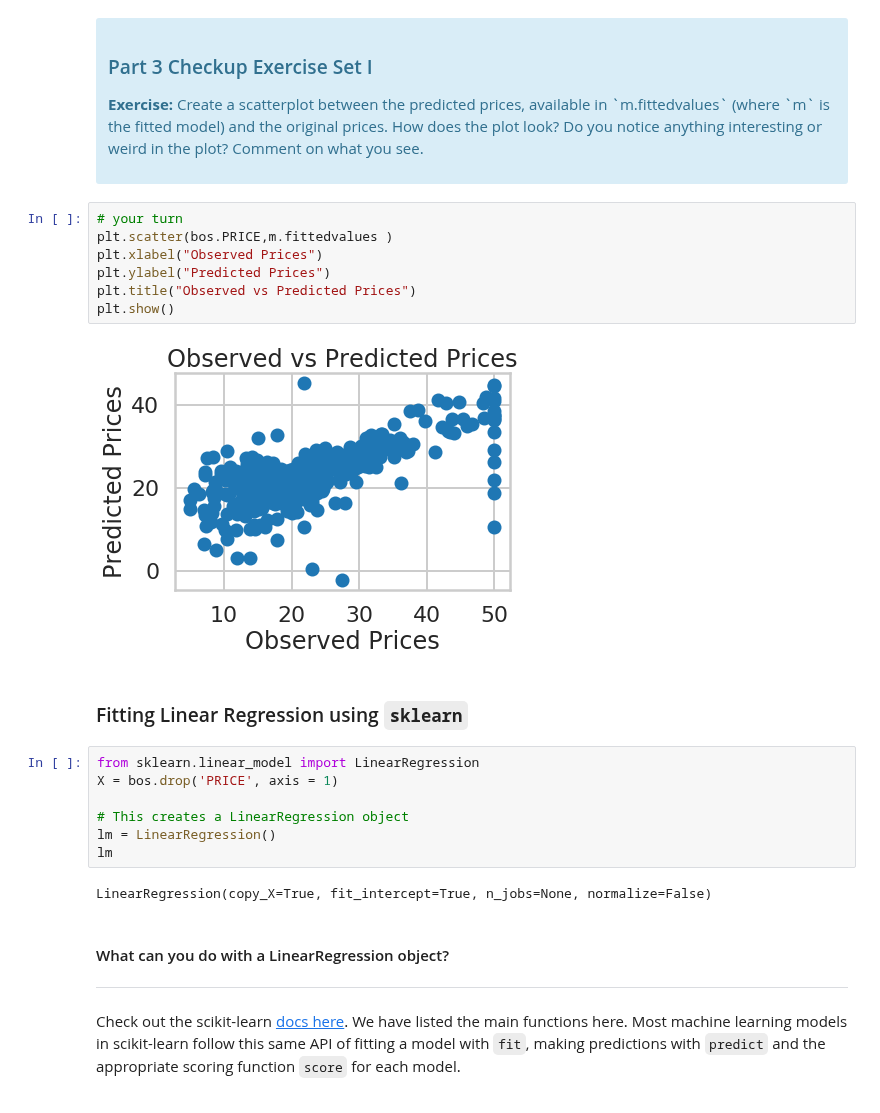
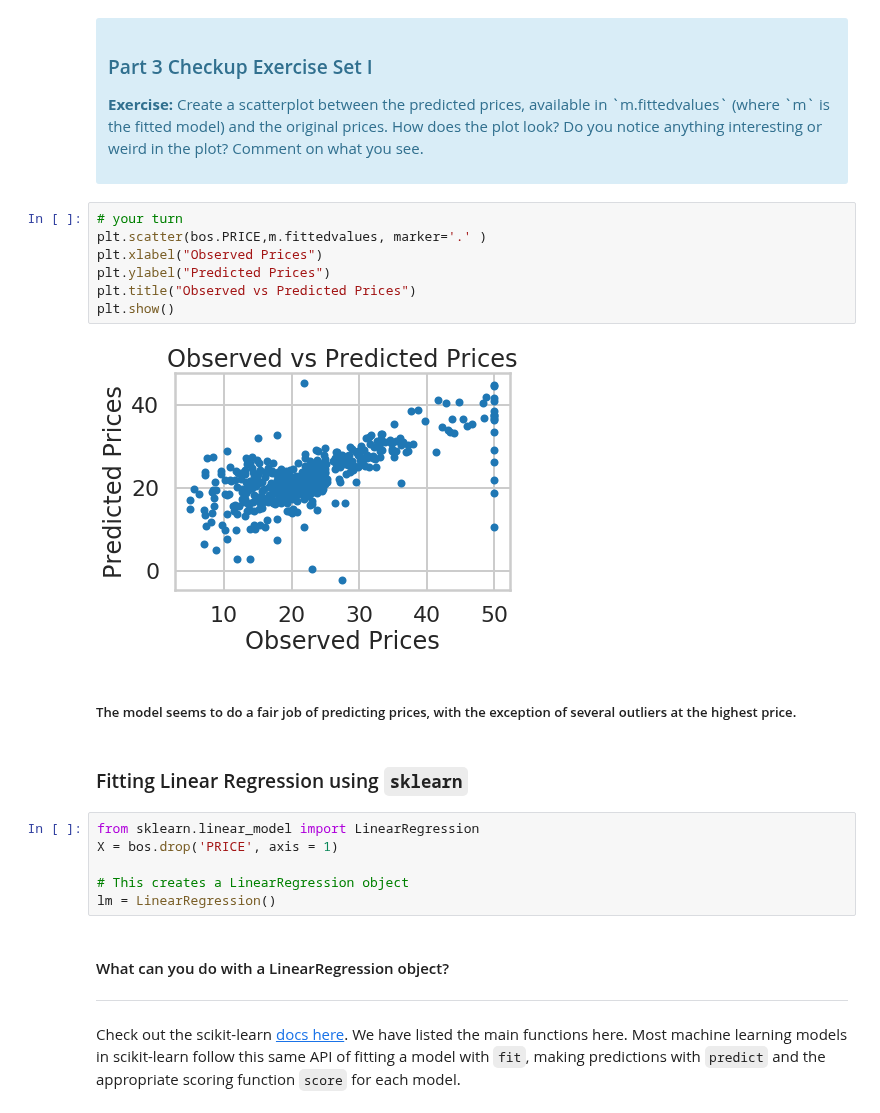
Before and after one commit to morganfry/springboard, a Jupyter notebook: mini-projects/10.1.5/linear_regression/Mini_Project_Linear_Regression.ipynb, the cells around one changed output. Cells and saved outputs as stored; diff of their text form.

Commit message:
update linear regression mini-project

```diff
--- a/mini-projects/10.1.5/linear_regression/Mini_Project_Linear_Regression.ipynb
+++ b/mini-projects/10.1.5/linear_regression/Mini_Project_Linear_Regression.ipynb
@@ -472,13 +490,15 @@ Let's see how our model actually fit our data. We can see below that there is a
 </div>
 # %%
 # your turn
-plt.scatter(bos.PRICE,m.fittedvalues )
+plt.scatter(bos.PRICE,m.fittedvalues, marker='.' )
 plt.xlabel("Observed Prices")
 plt.ylabel("Predicted Prices")
 plt.title("Observed vs Predicted Prices")
 plt.show()
 # %% [output]
-[figure, old version]
+[figure, new version]
+# %% [markdown]
+##### The model seems to do a fair job of predicting prices, with the exception of several outliers at the highest price.
 # %% [markdown]
 ### Fitting Linear Regression using `sklearn`
 # %%
@@ -487,9 +507,6 @@ X = bos.drop('PRICE', axis = 1)
 
 # This creates a LinearRegression object
 lm = LinearRegression()
-lm
-# %% [output]
-LinearRegression(copy_X=True, fit_intercept=True, n_jobs=None, normalize=False)
 # %% [markdown]
 #### What can you do with a LinearRegression object?
 ***
```
Also changed, not shown: parts of 43 cells of this notebook.
